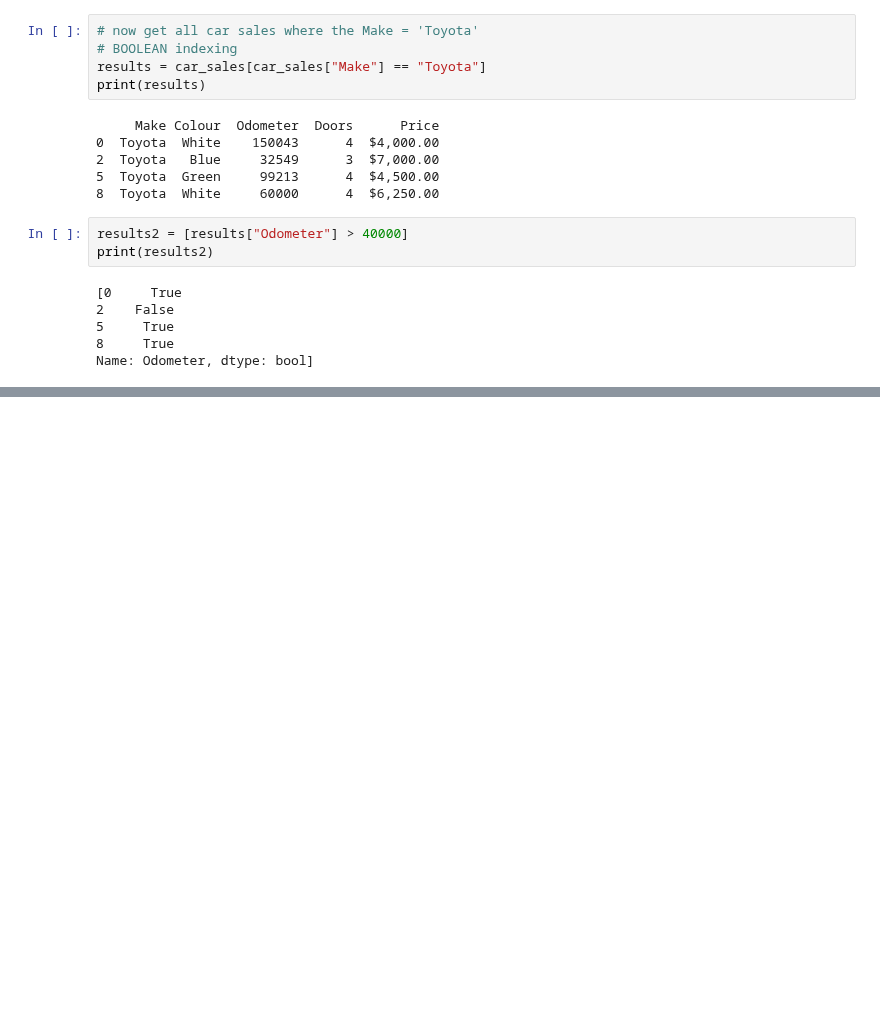
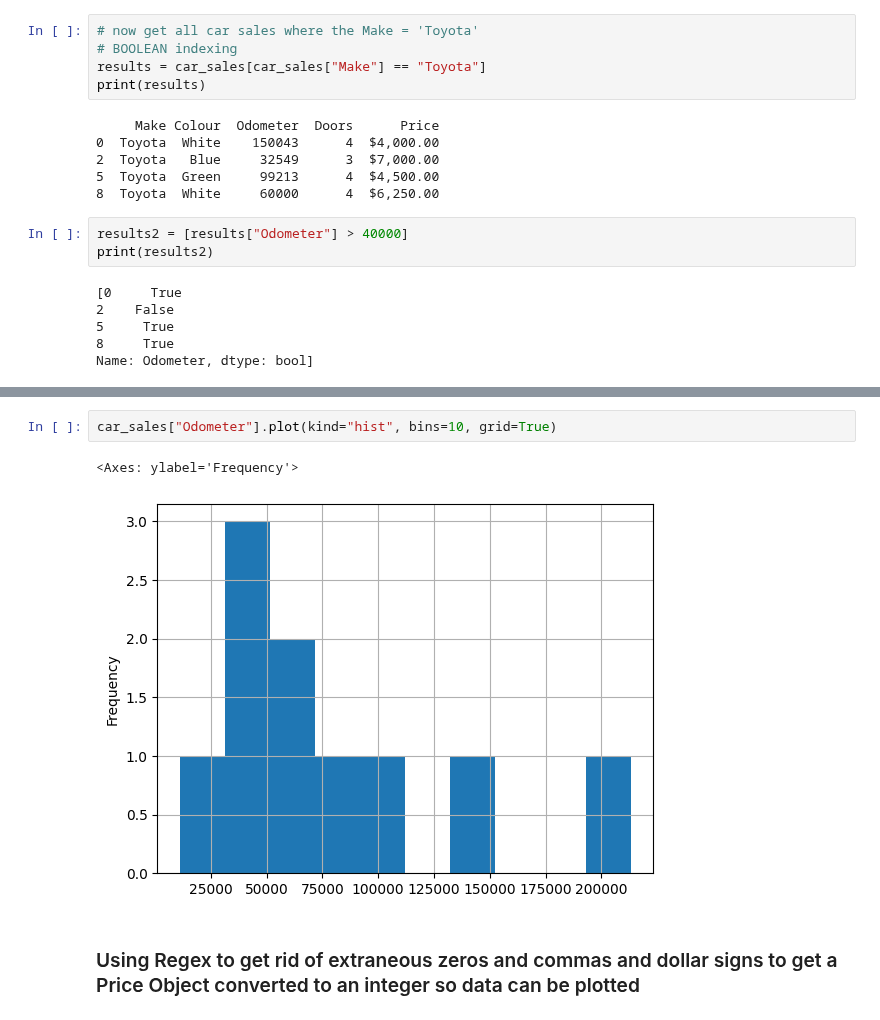
Before and after one commit to thewesternfront/Jupyter_Testintg_Jetbrains, a Jupyter notebook: introduction-to-pandas.ipynb, the cells around one changed output, grey strips where cells are left out. Saved outputs shown, nothing was run; the diff lists cells and outputs as text; blank space fills up the shorter version.

```diff
--- a/introduction-to-pandas.ipynb
+++ b/introduction-to-pandas.ipynb
@@ -307,0 +359,7 @@ Name: Odometer, dtype: bool]
+# %%
+car_sales["Odometer"].plot(kind="hist", bins=10, grid=True)
+# %% [output]
+<Axes: ylabel='Frequency'>
+[figure, added]
+# %% [markdown]
+### Using Regex to get rid of extraneous zeros and commas and dollar signs to get a Price Object converted to an integer so data can be plotted
```
Also changed, not shown: parts of 20 cells of this notebook, 2 other files.
